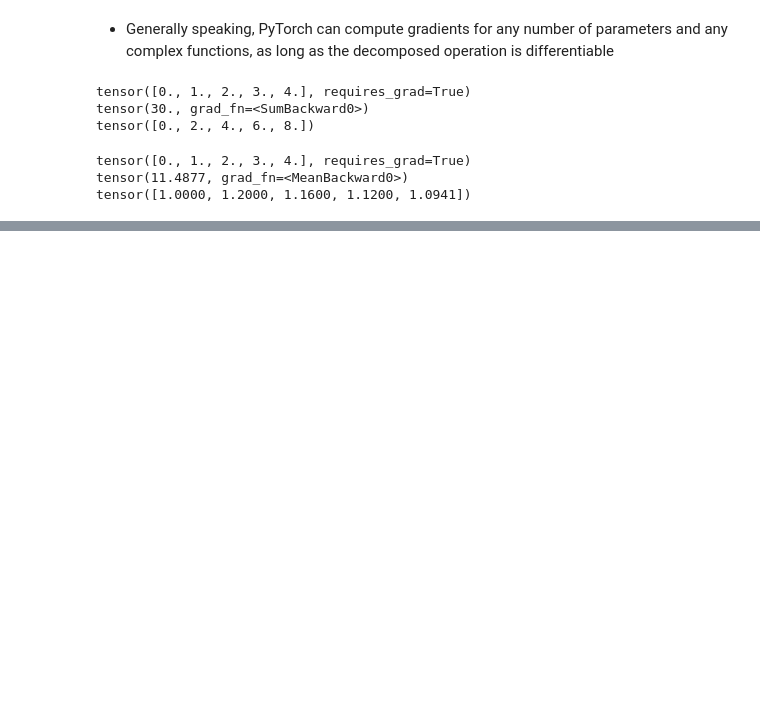
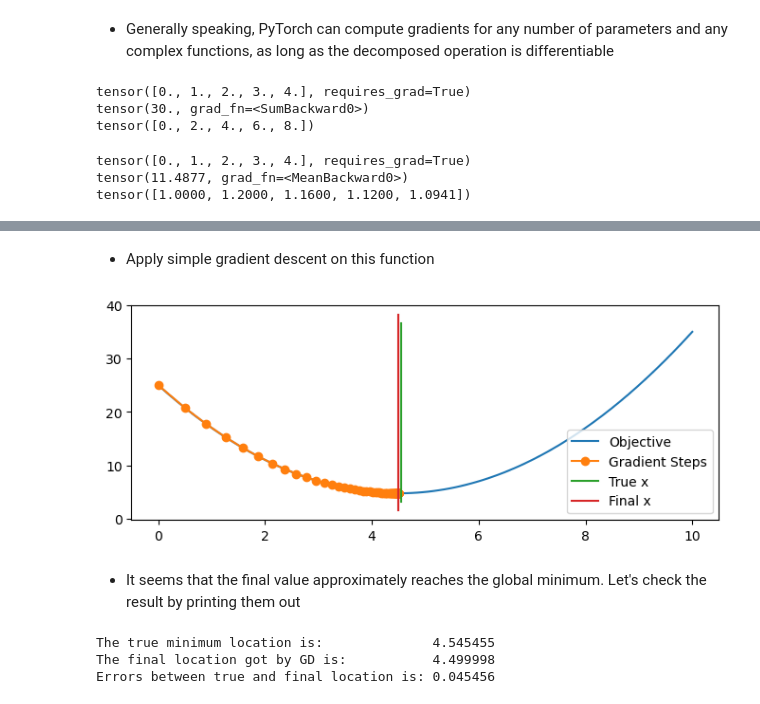
Before and after one commit to Knoero/MachineLearning, a Jupyter notebook: 0 Prerequisite/04 Numerical Optimization.ipynb, the cells around one changed output, grey strips where cells are left out. Saved outputs shown, nothing was run; the diff lists cells and outputs as text; code cells hidden in the pictures; blank space fills up the shorter version.

```diff
--- a/0 Prerequisite/04 Numerical Optimization.ipynb
+++ b/0 Prerequisite/04 Numerical Optimization.ipynb
@@ -618,0 +850,26 @@ tensor([1.0000, 1.2000, 1.1600, 1.1200, 1.0941])
+# %% [markdown]
+- Apply simple gradient descent on this function
+# %%
+# Call the functions to get the minimum
+x_hat_arr, obj_arr = gradient_descent(Objective,
+                                      step_size=0.05,
+                                      max_iter=150,
+                                      init=0)
+visualize_result(x_hat_arr,
+                 obj_arr,
+                 Objective,
+                 x_true=x_true,
+                 vis_arr=np.linspace(0, 10, num=100))
+# %% [output]
+[figure, added]
+# %% [markdown]
+- It seems that the final value approximately reaches the global minimum. Let's check the result by printing them out
+# %%
+print("The true minimum location is:              %f" % (x_true))
+print("The final location got by GD is:           %f" % (x_hat_arr[-1]))
+print("Errors between true and final location is: %f" %
+      (x_true - x_hat_arr[-1]))
+# %% [output]
+The true minimum location is:              4.545455
+The final location got by GD is:           4.499998
+Errors between true and final location is: 0.045456
```
Also changed, not shown: parts of 57 cells of this notebook, 1 other file.
